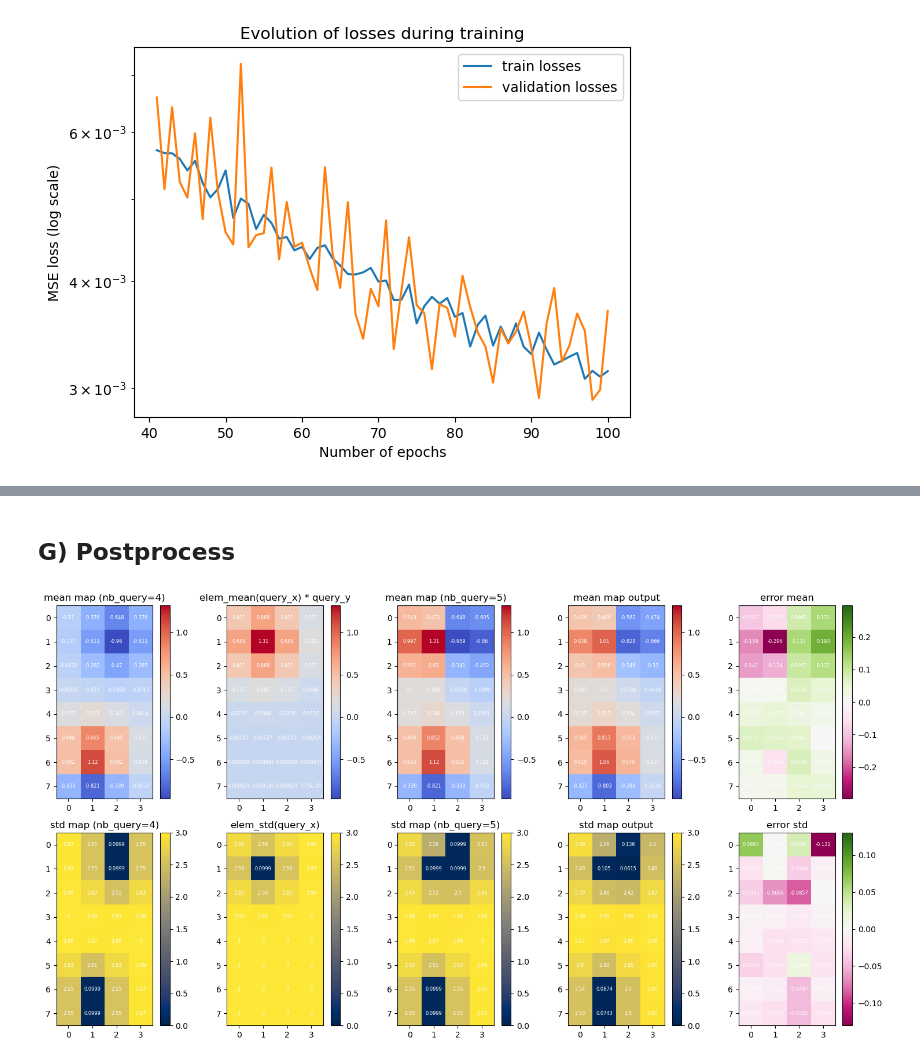
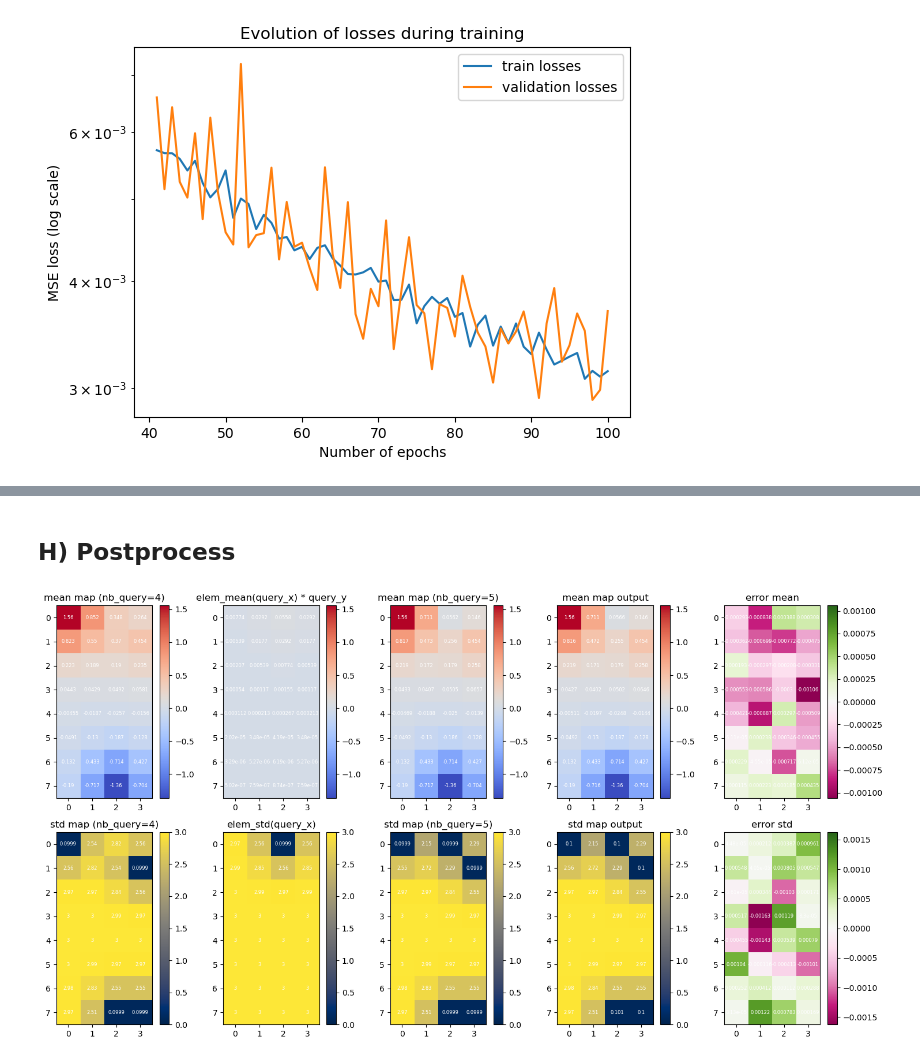
Before and after one commit to theodore2leusse/NNonlineGP, a Jupyter notebook: nn_training_and_results.ipynb, the cells around one changed output, grey strips where cells are left out. Drawn from its saved outputs; the diff is of its cells as text; code cells hidden in the pictures.

```diff
--- a/nn_training_and_results.ipynb
+++ b/nn_training_and_results.ipynb
@@ -589,0 +1532,33 @@ plt.show()
+# %%
+# Load model
+device = "cuda" if torch.cuda.is_available() else "cpu"
+if device == "cpu":
+    checkpoint6_b2 = torch.load("model/model6_150epochs_1280kaugtraindata_batchsize64.pth", weights_only=True, map_location=torch.device('cpu'))
+else:
+    checkpoint6_b2 = torch.load("model/model6_150epochs_1280kaugtraindata_batchsize64.pth", weights_only=True)
+
+model_t6_b2 = MapUpdateNetwork_6()
+optimizer_t6_b2 = optim.Adam(model_t6_b2.parameters(), lr=1e-3)
+
+# Load weigths
+model_t6_b2.load_state_dict(checkpoint6_b2['model_state_dict'])
+
+# Load optimizer
+optimizer_t6_b2.load_state_dict(checkpoint6_b2['optimizer_state_dict'])
+
+# Load losses
+train_losses_t6_b2 = checkpoint6_b2['train losses']
+validation_losses_t6_b2 = checkpoint6_b2['validation losses']
+
+plt.plot(np.arange(len(train_losses_t6_b2))+1, train_losses_t6_b2, label='train losses_b')
+plt.plot(np.arange(len(validation_losses_t6_b2))+1, validation_losses_t6_b2, label='validation losses_b')
+plt.legend()
+plt.xlabel('Number of epochs')
+plt.ylabel('MSE loss (log scale)')
+plt.yscale('log')
+plt.title("Evolution of losses during training")
+plt.show()
+
+# Evaluate the model on the test set
+test_loss6_b2 = evaluate_model(model_t6_b2, test_loader, custom_loss, device)
+print(f"Test Loss: {test_loss6_b2:.8f}")
@@ -599,11 +1773,12 @@ Test Loss: 0.003740
 # %% [markdown]
-## G) Postprocess
+## H) Postprocess
 # %%
-outputs = trained_model_3(*torch.split(test_X[0:10], 1, dim=1))
+model_t6_b2.eval()
+outputs = model_t6_b2(*torch.split(test_X[0:10], 1, dim=1))
 # %%
-compare_output_label(train_input=test_X, train_label=test_Y, output=outputs.detach(), comb_idx=0, values=True)
+compare_output_label(train_input=test_X, train_label=test_Y, output=outputs.detach(), comb_idx=4, values=True)
 # %% [output]
-[figure, old version]
+[figure, new version]
 # %%
 plot_combinations(train_input=test_X, train_label=test_Y, output=outputs.detach(), comb_idx_range=(0, 9), values=True)
 # %% [output]
```
Also changed, not shown: parts of 52 cells of this notebook, 13 other files.
